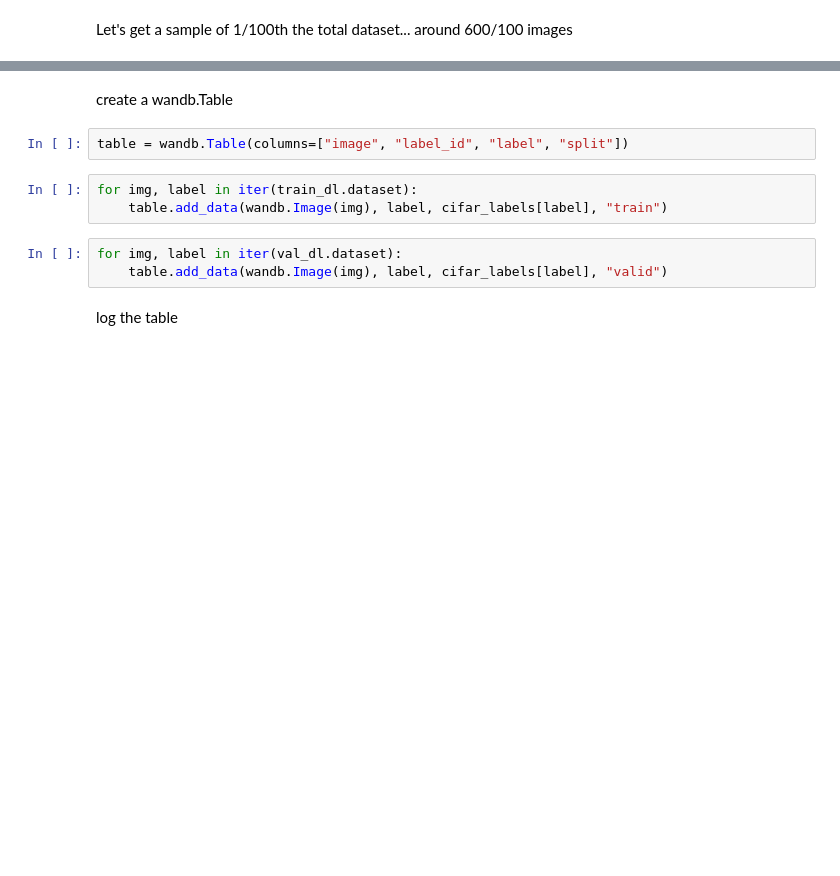
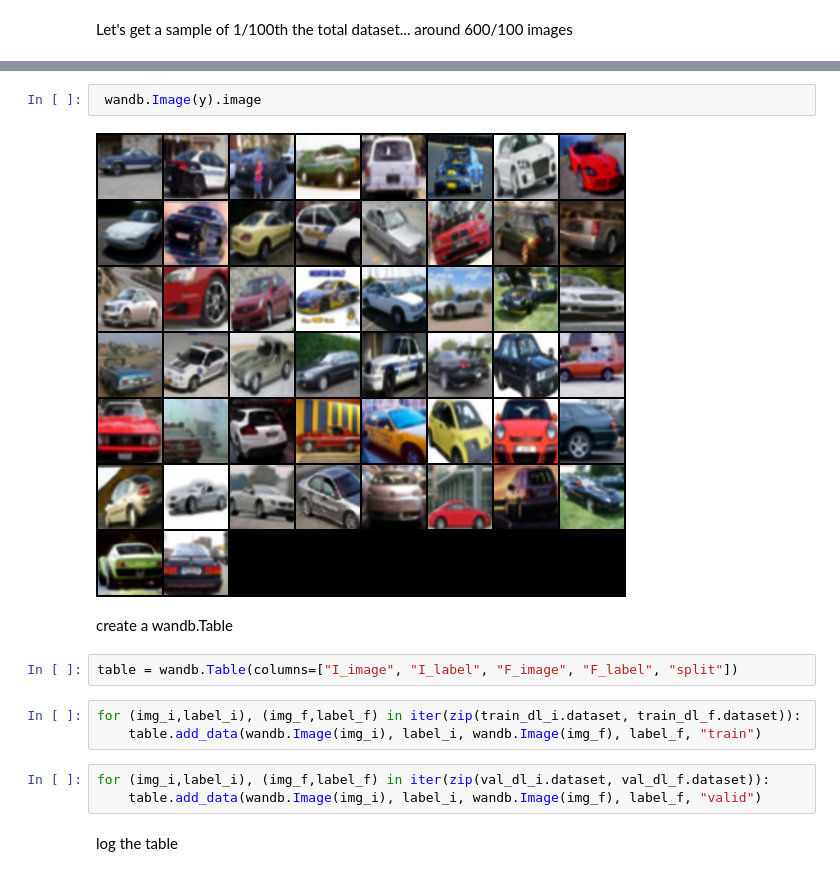
Before and after one commit to AstroDnerd/Conditional_DDPM, a Jupyter notebook: 00_prepare_data.ipynb, the cells around one changed output, grey strips where cells are left out. Cells and saved outputs as stored; diff of their text form; blank space fills up the shorter version.

```diff
--- a/00_prepare_data.ipynb
+++ b/00_prepare_data.ipynb
@@ -149,13 +176,17 @@ wandb.Image(x).image
+# %%
+ wandb.Image(y).image
+# %% [output]
+[figure, added]
 # %% [markdown]
 create a wandb.Table
 # %%
-table = wandb.Table(columns=["image", "label_id", "label", "split"])
+table = wandb.Table(columns=["I_image", "I_label", "F_image", "F_label", "split"])
 # %%
-for img, label in iter(train_dl.dataset):
-    table.add_data(wandb.Image(img), label, cifar_labels[label], "train")
+for (img_i,label_i), (img_f,label_f) in iter(zip(train_dl_i.dataset, train_dl_f.dataset)):
+    table.add_data(wandb.Image(img_i), label_i, wandb.Image(img_f), label_f, "train")
 # %%
-for img, label in iter(val_dl.dataset):
-    table.add_data(wandb.Image(img), label, cifar_labels[label], "valid")
+for (img_i,label_i), (img_f,label_f) in iter(zip(val_dl_i.dataset, val_dl_f.dataset)):
+    table.add_data(wandb.Image(img_i), label_i, wandb.Image(img_f), label_f, "valid")
 # %% [markdown]
 log the table
 # %%
```
Also changed, not shown: parts of 24 cells of this notebook, 5 other files.
